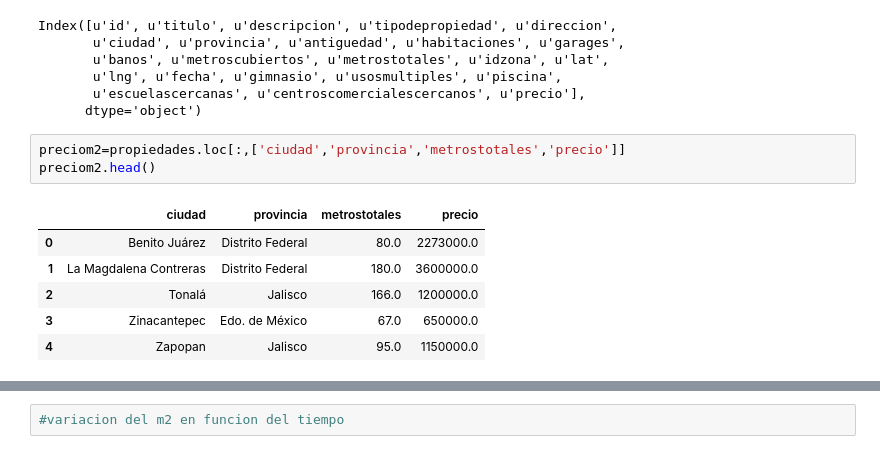
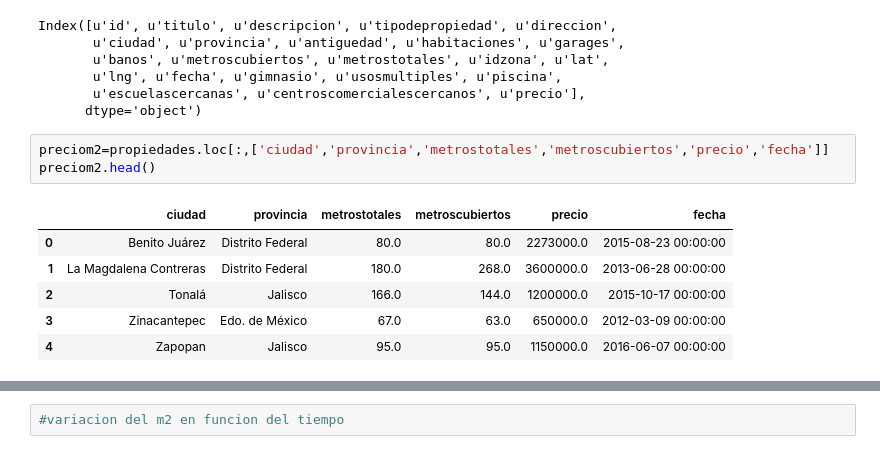
Before and after one commit to SergioCalvani/75.06-Datos-TP1-2019, a Jupyter notebook: Notebooks/AnalisisExploratorio.ipynb, the cells around one changed output, grey strips where cells are left out. Drawn from its saved outputs; the diff is of its cells as text.

```diff
--- a/Notebooks/AnalisisExploratorio.ipynb
+++ b/Notebooks/AnalisisExploratorio.ipynb
@@ -50,12 +50,12 @@ Index([u'id', u'titulo', u'descripcion', u'tipodepropiedad', u'direccion',
        u'escuelascercanas', u'centroscomercialescercanos', u'precio'],
       dtype='object')
 # %%
-preciom2=propiedades.loc[:,['ciudad','provincia','metrostotales','precio']]
+preciom2=propiedades.loc[:,['ciudad','provincia','metrostotales','metroscubiertos','precio','fecha']]
 preciom2.head()
 # %% [output]
-|  | ciudad | provincia | metrostotales | precio |
-| 0 | Benito Juárez | Distrito Federal | 80.0 | 2273000.0 |
-| 1 | La Magdalena Contreras | Distrito Federal | 180.0 | 3600000.0 |
-| 2 | Tonalá | Jalisco | 166.0 | 1200000.0 |
-| 3 | Zinacantepec | Edo. de México | 67.0 | 650000.0 |
-| 4 | Zapopan | Jalisco | 95.0 | 1150000.0 |
+|  | ciudad | provincia | metrostotales | metroscubiertos | precio | fecha |
+| 0 | Benito Juárez | Distrito Federal | 80.0 | 80.0 | 2273000.0 | 2015-08-23 00:00:00 |
+| 1 | La Magdalena Contreras | Distrito Federal | 180.0 | 268.0 | 3600000.0 | 2013-06-28 00:00:00 |
+| 2 | Tonalá | Jalisco | 166.0 | 144.0 | 1200000.0 | 2015-10-17 00:00:00 |
+| 3 | Zinacantepec | Edo. de México | 67.0 | 63.0 | 650000.0 | 2012-03-09 00:00:00 |
+| 4 | Zapopan | Jalisco | 95.0 | 95.0 | 1150000.0 | 2016-06-07 00:00:00 |
```
Also changed, not shown: parts of 22 cells of this notebook.
